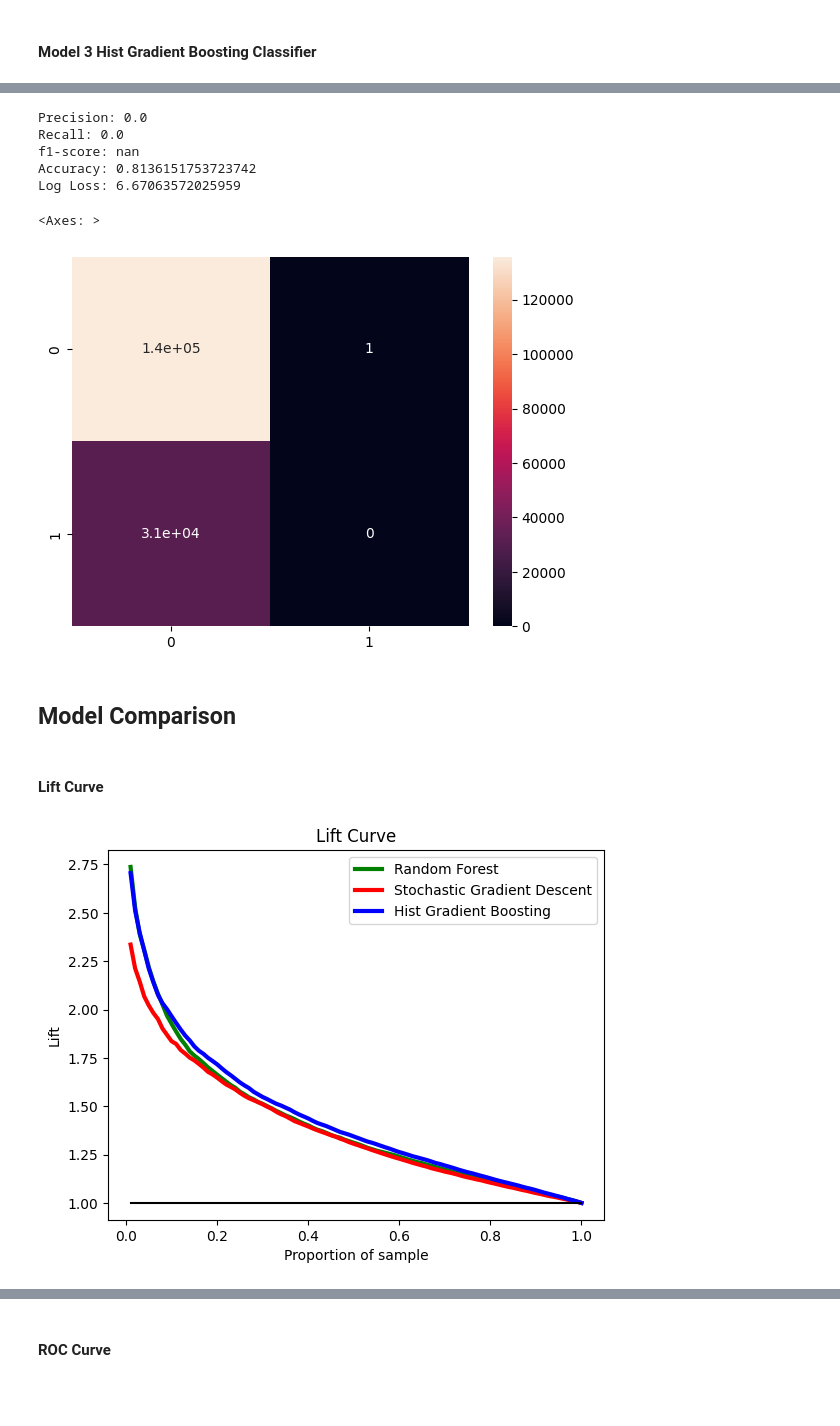
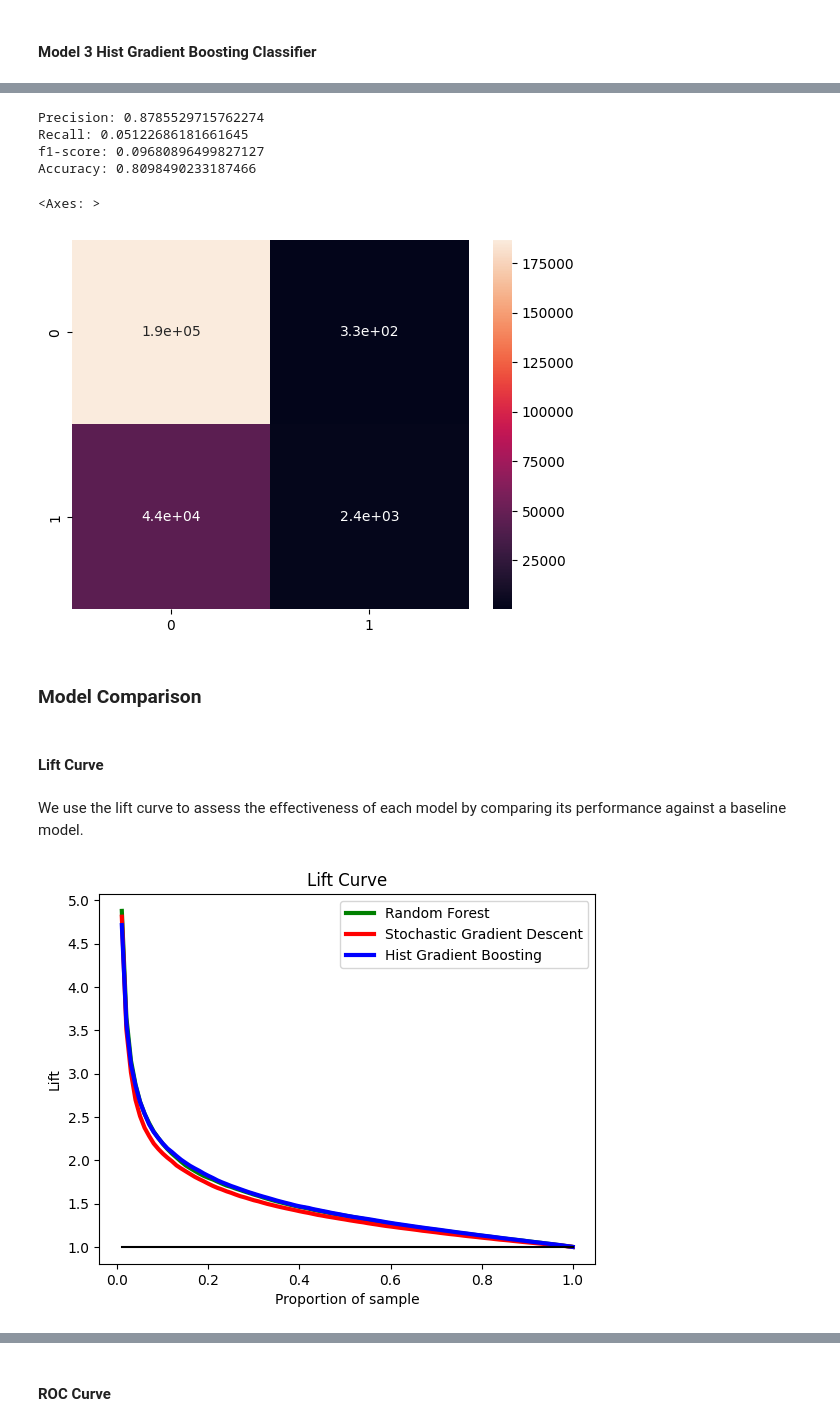
Before and after one commit to samuelleehope/ID5059_Flight_Prediction, a Jupyter notebook: ID5059Project1_Submission.ipynb, the cells around one changed output, grey strips where cells are left out. Saved outputs shown, nothing was run; the diff lists cells and outputs as text; code cells hidden in the pictures; blank space fills up the shorter version.

```diff
--- a/ID5059Project1_Submission.ipynb
+++ b/ID5059Project1_Submission.ipynb
@@ -433,11 +512,9 @@ del distance_data
 # %% [markdown]
 ## Feature Engineering and Preprocessing
 # %%
-#Drop missing values
-flights = flights_raw.dropna()
+#Rename 'CRSDepTime' column to 'TimeOfDay'
+flights = flights_raw.rename({'CRSDepTime':'TimeOfDay'},axis=1, inplace=False)
 
-#Rename 'CRSDepTime' column to 'TimeOfDay'
-flights.rename({'CRSDepTime':'TimeOfDay'},axis=1, inplace=True)
 
 #Make 'Route' column
 flights['Route'] = flights['Origin'] + '->' + flights['Dest']
@@ -450,7 +527,7 @@ features = ['Airline', 'Route', 'TimeOfDay', 'Month' ,'Tail_Number' ,'Disruption
 cyclical_encode_features = ['TimeOfDay',  'Month']
 target_encode_features = ['Route', 'Airline', 'Tail_Number']
 
-#Define a custom encoder for the 'TimeOfDay' feature. This will preserve distances between times of day.
+#Define a custom encoder for the 'TimeOfDay' amd 'Month' features. This will preserve distances between times of day.
 class CyclicalTransformer(BaseEstimator, TransformerMixin):
     def fit(self, X, y=None):
         return self
@@ -499,19 +578,22 @@ sgd_pipeline = Pipeline([
 sgd_pipeline.fit(X_train,y_train);
 # %%
-y_scores_sgd = sgd_pipeline.decision_function(X_val)
-y_predictions_sgd = np.where(y_scores_sgd>0.5,1,0)
-conf_mat = confusion_matrix(y_val, y_predictions_sgd)
-precision = conf_mat[1,1]/sum(conf_mat[:,1]) if sum(conf_mat[:,1])>0 else 'Undefined'
-recall = conf_mat[1,1]/sum(conf_mat[1,:]) if sum(conf_mat[1,:])>0 else 'Undefined'
-f1_score = 2*precision*recall/(precision+recall) if (precision+recall)>0 else 'Undefined'
+# Threshold for a positive prediction
+threshold = 0.5
+
+y_scores_sgd = sgd_pipeline.predict_proba(X_val) # predicted probabilities
+y_predictions_sgd = np.where(y_scores_sgd[:,1] >= threshold, 1, 0) # predicitons based on the threshold
+conf_mat = confusion_matrix(y_val, y_predictions_sgd) # calculate confusion matrix
+
+# Calculate metrics
+precision = conf_mat[1,1]/sum(conf_mat[:,1])
+recall = conf_mat[1,1]/sum(conf_mat[1,:])
+f1_score = 2*precision*recall/(precision+recall)
 accuracy = (conf_mat[0,0]+conf_mat[1,1])/(sum(conf_mat[0,:])+sum(conf_mat[1,:]))
-logloss = log_loss(y_val, y_scores_sgd)
 
 
 print(f'Precision: {precision}')
 print(f'Recall: {recall}')
 print(f'f1-score: {f1_score}')
 print(f'Accuracy: {accuracy}')
-print(f'Log Loss: {logloss}')
 sns.heatmap(conf_mat, annot=True)
 # %% [output]
@@ -584,66 +654,66 @@ Pipeline(steps=[('preprocessor',
 # %%
-y_scores_hgb = hgb_pipeline.decision_function(X_val)
-y_predictions_hgb = np.where(y_scores_hgb>=threshold,1,0)
+threshold = 0.5
+y_scores_hgb = hgb_pipeline.predict_proba(X_val)
+y_predictions_hgb = np.where(y_scores_hgb[:,1]>=threshold,1,0)
 conf_mat = confusion_matrix(y_val, y_predictions_hgb)
 
-precision = conf_mat[1,1]/sum(conf_mat[:,1]) if sum(conf_mat[:,1])>0 else 'Undefined'
+precision = conf_mat[1,1]/sum(conf_mat[:,1])
 recall = conf_mat[1,1]/sum(conf_mat[1,:])
 accuracy = (conf_mat[0,0]+conf_mat[1,1])/(sum(conf_mat[0,:])+sum(conf_mat[1,:]))
-f1_score = 2*precision*recall/(precision+recall) if precision!='Undefined' else 'Undefined'
-logloss = log_loss(y_val, y_scores_hgb)
+f1_score = 2*precision*recall/(precision+recall)
 
 
 print(f'Precision: {precision}')
 print(f'Recall: {recall}')
 print(f'f1-score: {f1_score}')
 print(f'Accuracy: {accuracy}')
-print(f'Log Loss: {logloss}')
 sns.heatmap(conf_mat, annot=True)
 # %% [output]
-Precision: 0.0
-Recall: 0.0
-f1-score: nan
-Accuracy: 0.8136151753723742
-Log Loss: 6.67063572025959
+Precision: 0.8785529715762274
+Recall: 0.05122686181661645
+f1-score: 0.09680896499827127
+Accuracy: 0.8098490233187466
 <Axes: >
-[figure, old version]
+[figure, new version]
 # %% [markdown]
-## Model Comparison
+### Model Comparison
 # %% [markdown]
 #### Lift Curve
+# %% [markdown]
+We use the lift curve to assess the effectiveness of each model by comparing its performance against a baseline model.
 # %%
 def calc_lift(y_val, y_pred, step=0.01):
     aux_lift = pd.DataFrame()
     aux_lift['real'] = y_val
     aux_lift['predicted'] = y_pred
     aux_lift.sort_values('predicted',ascending=False,inplace=True)  # Order the values for the predicted probability column
     x_val = np.arange(step,1+step,step) # Create the values that will go into the X axis of our plot
     ratio_ones = aux_lift['real'].sum() / len(aux_lift) # Calculate the ratio of ones in our data
     y_v = []
     #Calculate for each x value its correspondent y value
     for x in x_val:
         num_data = int(np.ceil(x*len(aux_lift)))
         data_here = aux_lift.iloc[:num_data,:]
         ratio_ones_here = data_here['real'].sum()/len(data_here)
         y_v.append(ratio_ones_here / ratio_ones)
     return x_val, y_v
 
 
 sample_prop, lift_rf = calc_lift(y_val, y_scores_rf[:,1], step=0.01)
-sample_prop, lift_sgd = calc_lift(y_val, y_scores_sgd, step=0.01)
-sample_prop, lift_hgb = calc_lift(y_val, y_scores_hgb, step=0.01)
+sample_prop, lift_sgd = calc_lift(y_val, y_scores_sgd[:,1], step=0.01)
+sample_prop, lift_hgb = calc_lift(y_val, y_scores_hgb[:,1], step=0.01)
 
 #Plot the figure
 fig, axis = plt.subplots()
 fig.figsize = (40,40)
 axis.plot(sample_prop, lift_rf, 'g-', linewidth = 3, markersize = 5, label='Random Forest')
 axis.plot(sample_prop, lift_sgd, 'r-', linewidth = 3, markersize = 5, label='Stochastic Gradient Descent')
 axis.plot(sample_prop, lift_hgb, 'b-', linewidth = 3, markersize = 5, label='Hist Gradient Boosting')
 axis.plot(sample_prop, np.ones(len(sample_prop)), 'k-')
 axis.set_xlabel('Proportion of sample')
 axis.set_ylabel('Lift')
 plt.legend()
 plt.title('Lift Curve')
 plt.show()
 # %% [output]
-[figure, old version]
+[figure, new version]
```
Also changed, not shown: parts of 53 cells of this notebook.
